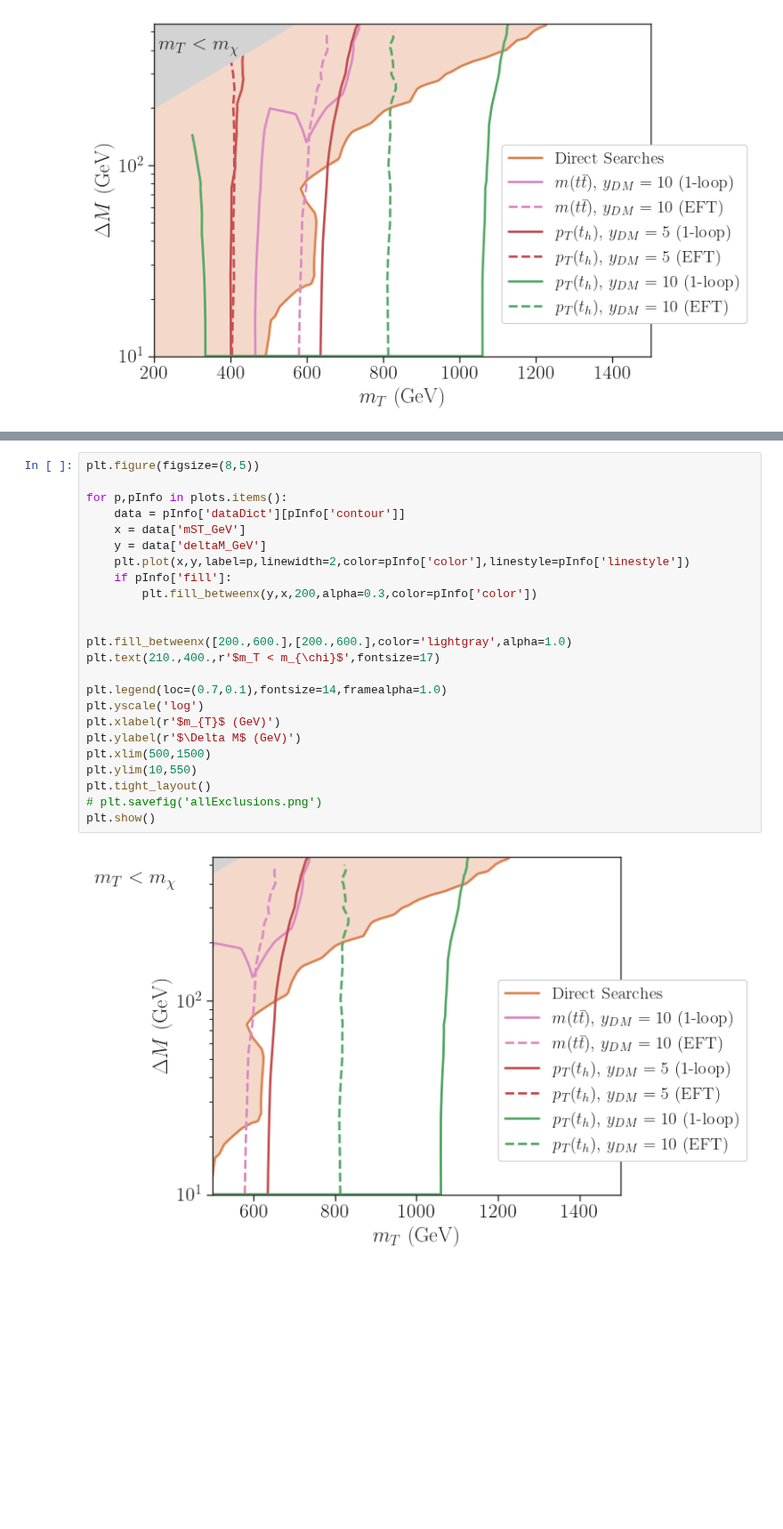
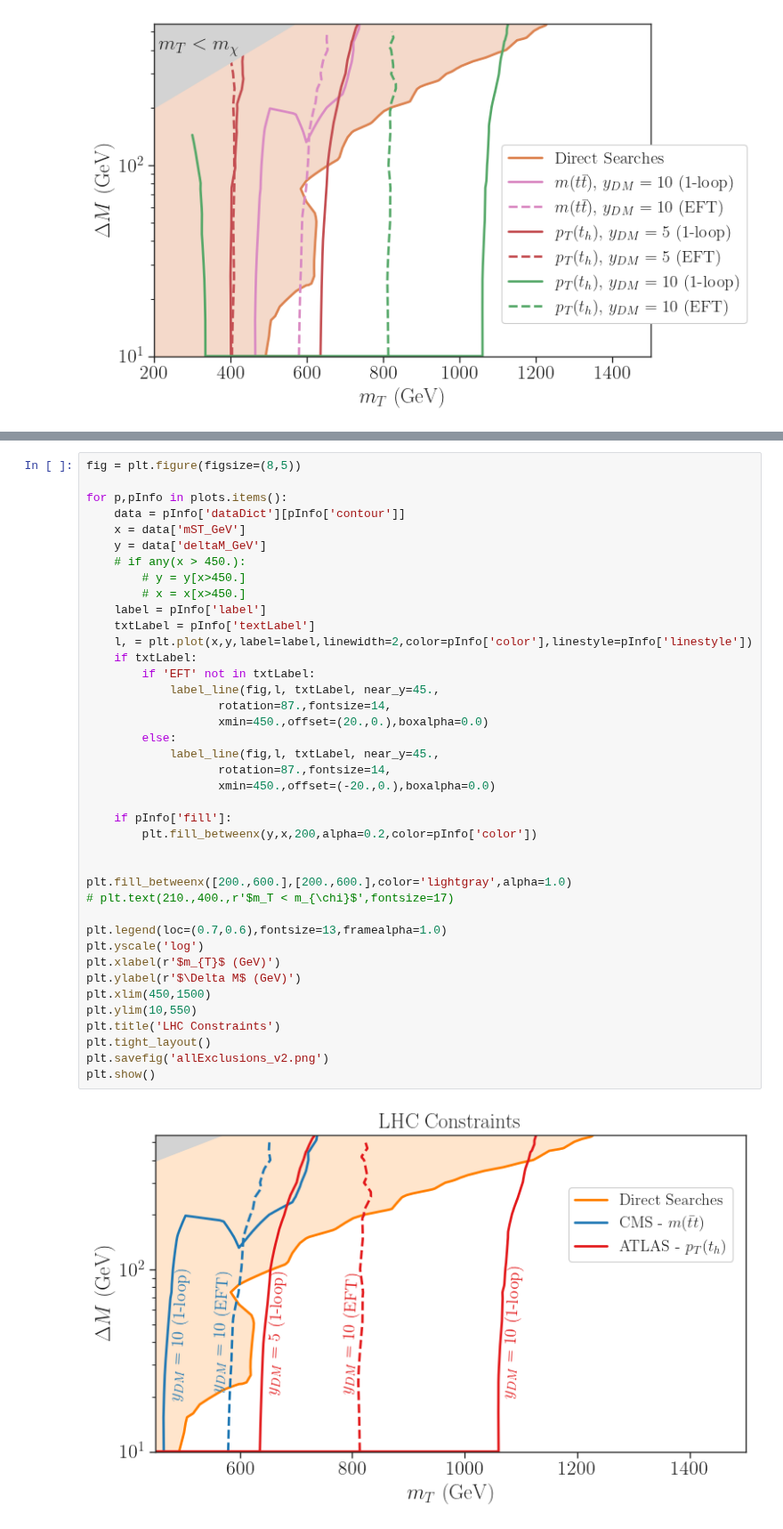
Before and after one commit to andlessa/SMStoEFT, a Jupyter notebook: notebooks/constraints/plots-AllExclusions.ipynb, the cells around one changed output, grey strips where cells are left out. Shown at 89% size. Saved outputs shown, nothing was run; the diff lists cells and outputs as text; blank space fills up the shorter version.

Commit message:
Updated plot

```diff
--- a/notebooks/constraints/plots-AllExclusions.ipynb
+++ b/notebooks/constraints/plots-AllExclusions.ipynb
@@ -139,26 +168,42 @@ plt.show()
 # %%
-plt.figure(figsize=(8,5))
+fig = plt.figure(figsize=(8,5))
 
 for p,pInfo in plots.items():
     data = pInfo['dataDict'][pInfo['contour']]
     x = data['mST_GeV']
     y = data['deltaM_GeV']
-    plt.plot(x,y,label=p,linewidth=2,color=pInfo['color'],linestyle=pInfo['linestyle'])
+    # if any(x > 450.):
+        # y = y[x>450.]
+        # x = x[x>450.]
+    label = pInfo['label']
+    txtLabel = pInfo['textLabel']
+    l, = plt.plot(x,y,label=label,linewidth=2,color=pInfo['color'],linestyle=pInfo['linestyle'])
+    if txtLabel:
+        if 'EFT' not in txtLabel:
+            label_line(fig,l, txtLabel, near_y=45.,
+                   rotation=87.,fontsize=14,
+                   xmin=450.,offset=(20.,0.),boxalpha=0.0)
+        else:
+            label_line(fig,l, txtLabel, near_y=45.,
+                   rotation=87.,fontsize=14,
+                   xmin=450.,offset=(-20.,0.),boxalpha=0.0)
+
     if pInfo['fill']:
-        plt.fill_betweenx(y,x,200,alpha=0.3,color=pInfo['color'])
+        plt.fill_betweenx(y,x,200,alpha=0.2,color=pInfo['color'])
 
 
 plt.fill_betweenx([200.,600.],[200.,600.],color='lightgray',alpha=1.0)
-plt.text(210.,400.,r'$m_T < m_{\chi}$',fontsize=17)
+# plt.text(210.,400.,r'$m_T < m_{\chi}$',fontsize=17)
 
-plt.legend(loc=(0.7,0.1),fontsize=14,framealpha=1.0)
+plt.legend(loc=(0.7,0.6),fontsize=13,framealpha=1.0)
 plt.yscale('log')
 plt.xlabel(r'$m_{T}$ (GeV)')
 plt.ylabel(r'$\Delta M$ (GeV)')
-plt.xlim(500,1500)
+plt.xlim(450,1500)
 plt.ylim(10,550)
+plt.title('LHC Constraints')
 plt.tight_layout()
-# plt.savefig('allExclusions.png')
+plt.savefig('allExclusions_v2.png')
 plt.show()
 # %% [output]
-[figure, old version]
+[figure, new version]
```
Also changed, not shown: parts of 4 cells of this notebook, 1 other file.
